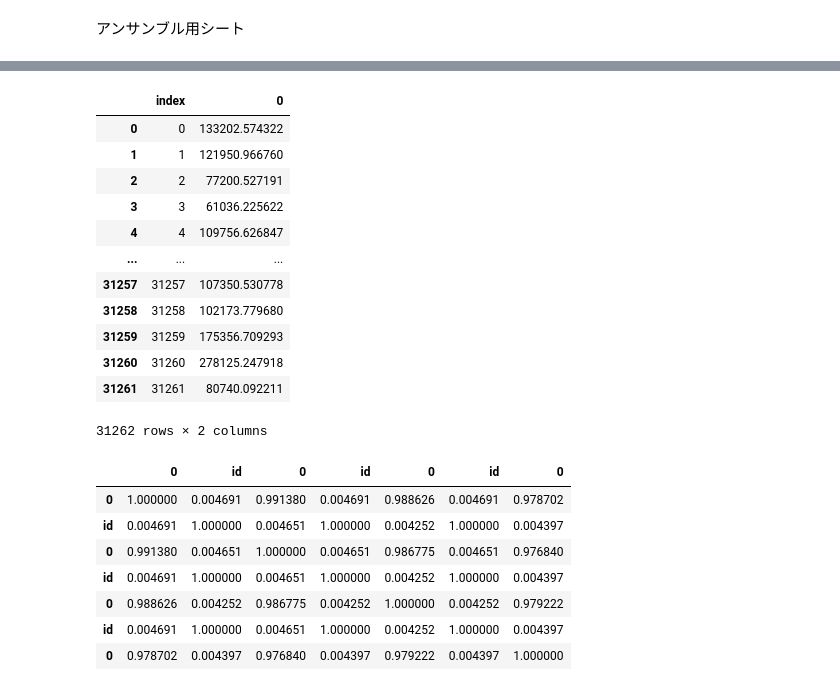
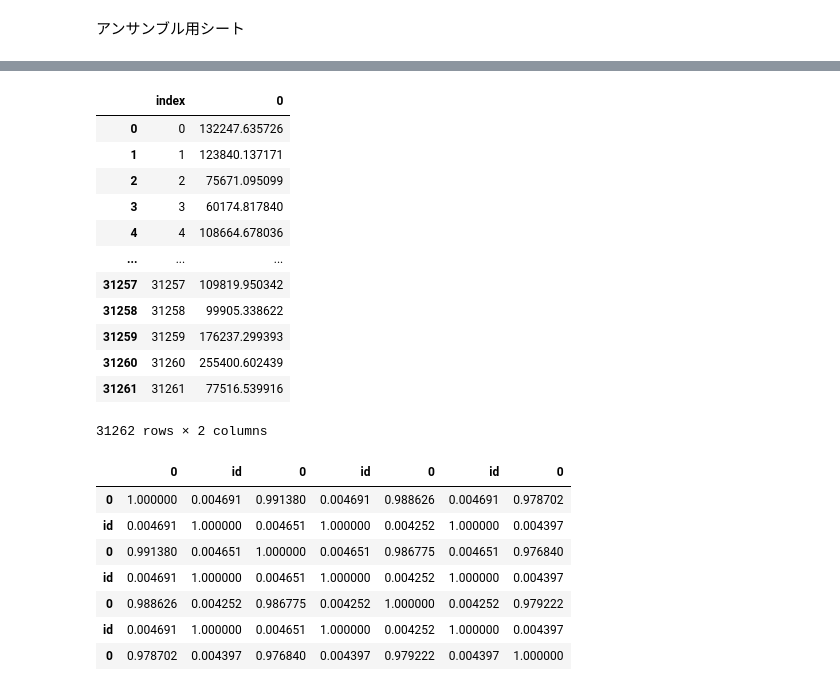
Before and after one commit to kyotoman-koshida/mynabi, a Jupyter notebook: ensemble.ipynb, the cells around one changed output, grey strips where cells are left out. Saved outputs shown, nothing was run; the diff lists cells and outputs as text; code cells hidden in the pictures.

```diff
--- a/ensemble.ipynb
+++ b/ensemble.ipynb
@@ -56,27 +58,27 @@ test_buildings = pd.read_csv('test_buildings.csv')
 # %%
 ensemble_result = []
 ensemble_result = pd.DataFrame(ensemble_result)
 
-lightGBM_result = pd.read_csv('LGBM_result.csv')
-DART_result = pd.read_csv('DART_result.csv')
-GOSS_result = pd.read_csv('GOSS_result.csv')
-XGB_result = pd.read_csv('XGB_result.csv')
+lightGBM_result = pd.read_csv('LGBM_cv_result.csv')
+DART_result = pd.read_csv('DART_cs_result.csv')
+GOSS_result = pd.read_csv('GOSS_cs_result.csv')
+# XGB_result = pd.read_csv('XGB_result.csv')
 
-ensemble_result = (lightGBM_result['0'] + DART_result['0']+ GOSS_result['0'] + XGB_result['0'])/4
+ensemble_result = (lightGBM_result['0'] + DART_result['0']+ GOSS_result['0'])/3
 ensemble_result.reset_index()
 # %% [output]
 |  | index | 0 |
-| 0 | 0 | 133202.574322 |
-| 1 | 1 | 121950.966760 |
-| 2 | 2 | 77200.527191 |
-| 3 | 3 | 61036.225622 |
-| 4 | 4 | 109756.626847 |
+| 0 | 0 | 132247.635726 |
+| 1 | 1 | 123840.137171 |
+| 2 | 2 | 75671.095099 |
+| 3 | 3 | 60174.817840 |
+| 4 | 4 | 108664.678036 |
 | ... | ... | ... |
-| 31257 | 31257 | 107350.530778 |
-| 31258 | 31258 | 102173.779680 |
-| 31259 | 31259 | 175356.709293 |
-| 31260 | 31260 | 278125.247918 |
-| 31261 | 31261 | 80740.092211 |
+| 31257 | 31257 | 109819.950342 |
+| 31258 | 31258 | 99905.338622 |
+| 31259 | 31259 | 176237.299393 |
+| 31260 | 31260 | 255400.602439 |
+| 31261 | 31261 | 77516.539916 |
 31262 rows × 2 columns
 # %%
 df = pd.read_csv('test.csv')
```
Also changed, not shown: parts of 1 cell of this notebook, 12 other files.
